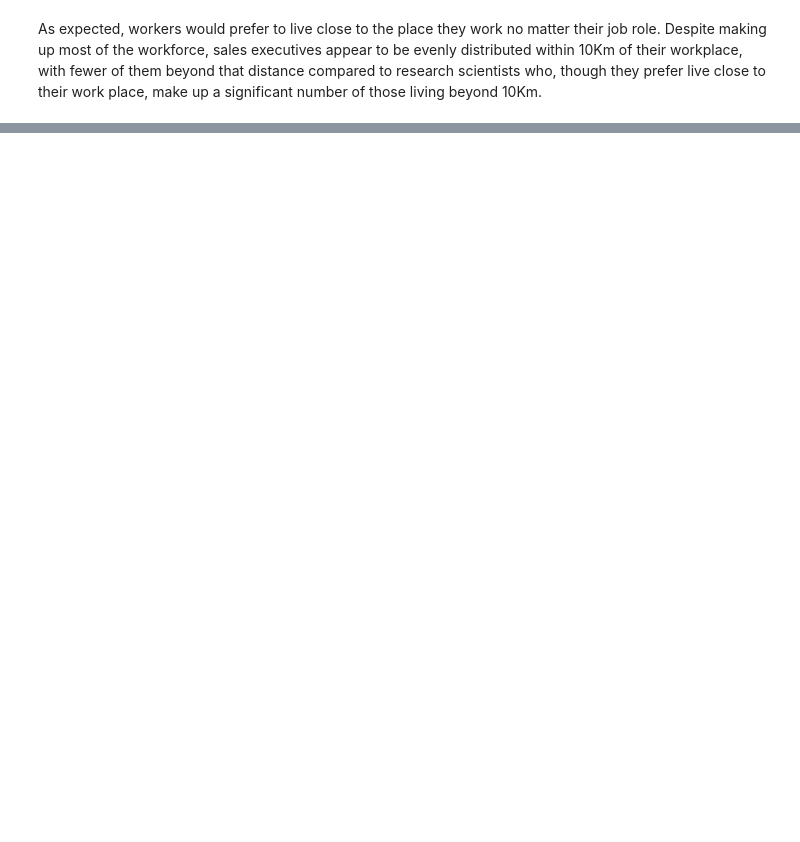
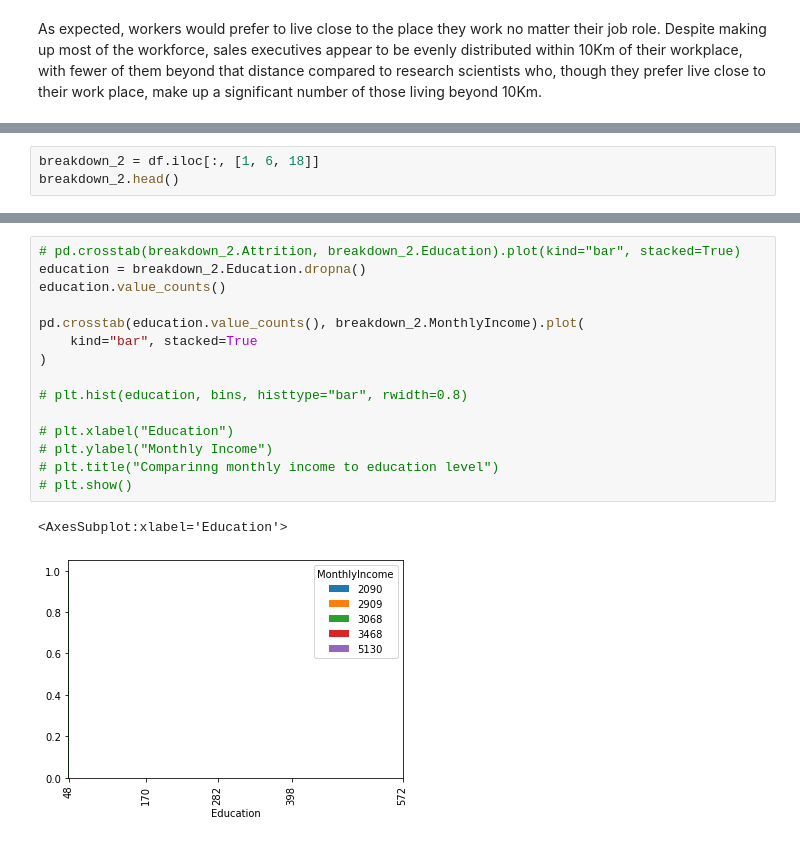
Before and after one commit to StphnLwnga/ADS-Assgn2, a Jupyter notebook: ADS - Assignment 2.ipynb, the cells around one changed output, grey strips where cells are left out. Saved outputs shown, nothing was run; the diff lists cells and outputs as text; blank space fills up the shorter version.

```diff
--- a/ADS - Assignment 2.ipynb
+++ b/ADS - Assignment 2.ipynb
@@ -177,0 +186,3 @@ As expected, workers would prefer to live close to the place they work no matter
+# %%
+breakdown_2 = df.iloc[:, [1, 6, 18]]
+breakdown_2.head()
@@ -177,0 +210,18 @@ As expected, workers would prefer to live close to the place they work no matter
+# %%
+# pd.crosstab(breakdown_2.Attrition, breakdown_2.Education).plot(kind="bar", stacked=True)
+education = breakdown_2.Education.dropna()
+education.value_counts()
+
+pd.crosstab(education.value_counts(), breakdown_2.MonthlyIncome).plot(
+    kind="bar", stacked=True
+)
+
+# plt.hist(education, bins, histtype="bar", rwidth=0.8)
+
+# plt.xlabel("Education")
+# plt.ylabel("Monthly Income")
+# plt.title("Comparinng monthly income to education level")
+# plt.show()
+# %% [output]
+<AxesSubplot:xlabel='Education'>
+[figure, added]
```
Also changed, not shown: parts of 10 cells of this notebook.
